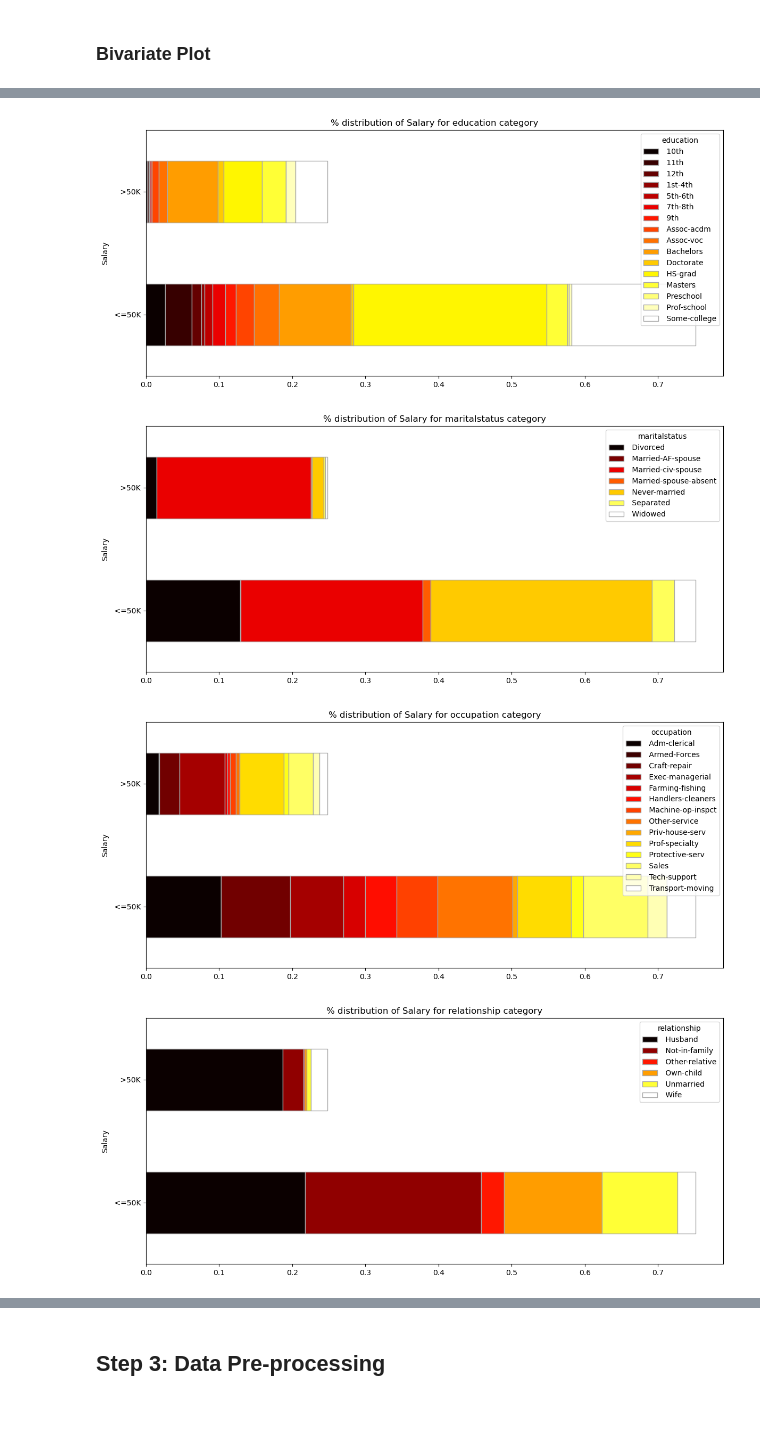
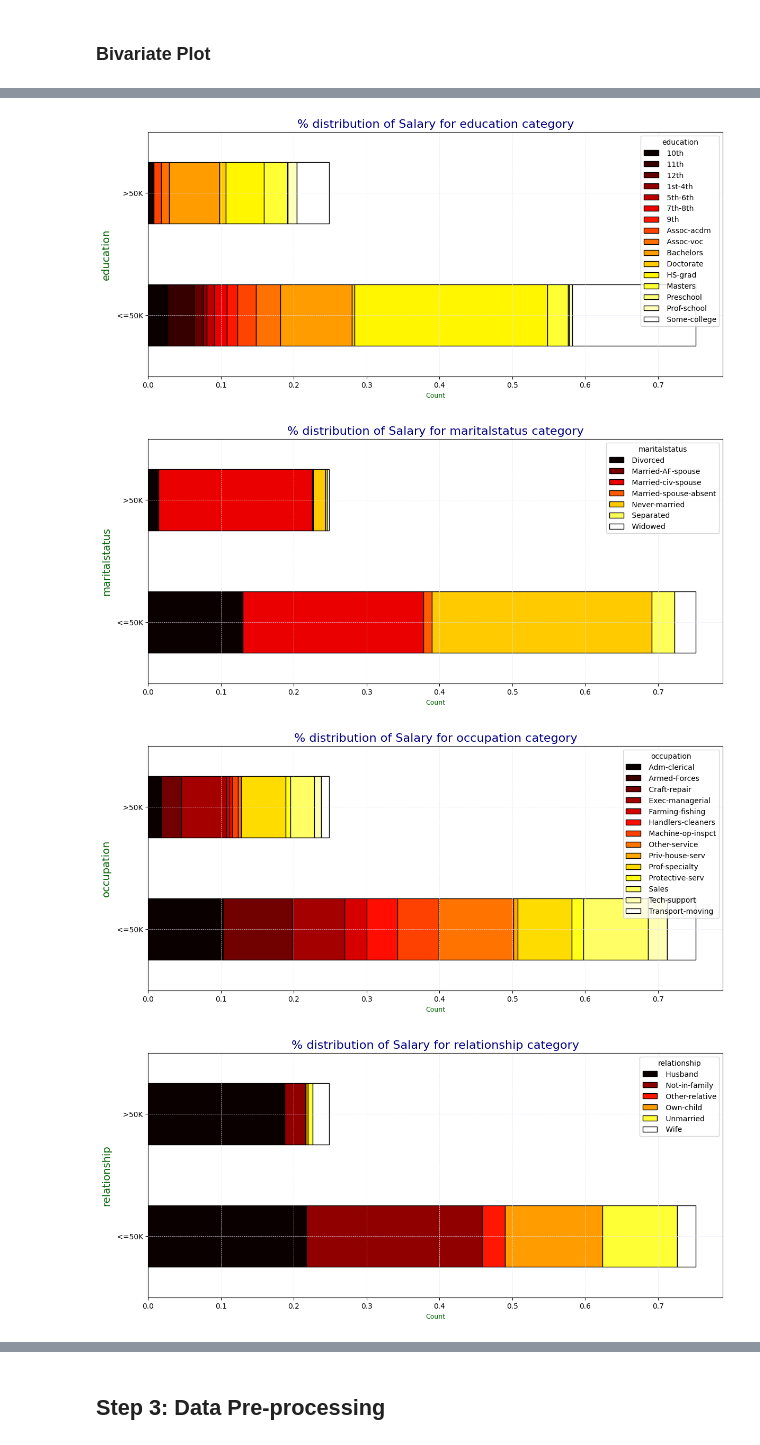
Before and after one commit to dubey-mohan/Salary-Data-Analysis-And-Model-Building, a Jupyter notebook: main.ipynb, the cells around one changed output, grey strips where cells are left out. Cells and saved outputs as stored; diff of their text form; code cells hidden in the pictures; blank space fills up the shorter version.

```diff
--- a/main.ipynb
+++ b/main.ipynb
@@ -246,4 +246,9 @@ for col in categorical_data:
     if col != 'native':
         order_index = data[col].value_counts().sort_values(ascending = False).index
         sns.catplot(data = data, y = col, kind = 'count',order = order_index, aspect = 4, height = 3, palette = 'husl')
+        plt.title(f'Frequency Count of {col}', fontsize=16, color='navy')
+        plt.xlabel('Count', fontsize=9, color='darkgreen')
+        plt.ylabel(col, fontsize=14, color='darkgreen')
+        plt.grid(color='lavender', linestyle='--', linewidth=0.5)
+        plt.show()
 # %% [output]
@@ -276,6 +284,10 @@ sns.pairplot(data, hue = 'Salary')
 for col in categorical_data:
     if col not in ['Salary', 'native']:
         cross = pd.crosstab(index = data['Salary'], columns = data[col], normalize = True)
-        cross.plot.barh(stacked = True, cmap = 'hot', figsize = (14, 6), edgecolor = 'darkgrey')
-        plt.title(f"% distribution of Salary for {col} category")
+        cross.plot.barh(stacked = True, cmap = 'hot', figsize = (14, 6), edgecolor = 'black')
+        plt.title(f"% distribution of Salary for {col} category", fontsize=16, color='navy')
+        plt.xlabel('Count', fontsize=9, color='darkgreen')
+        plt.ylabel(col, fontsize=14, color='darkgreen')
+        plt.grid(color='lavender', linestyle='--', linewidth=0.5)
+        plt.show()
 # %% [output]
@@ -283,4 +295,4 @@ for col in categorical_data:
-[figure, old version]
+[figure, new version]
-[figure, old version]
+[figure, new version]
-[figure, old version]
+[figure, new version]
-[figure, old version]
+[figure, new version]
```
Also changed, not shown: parts of 14 cells of this notebook.
